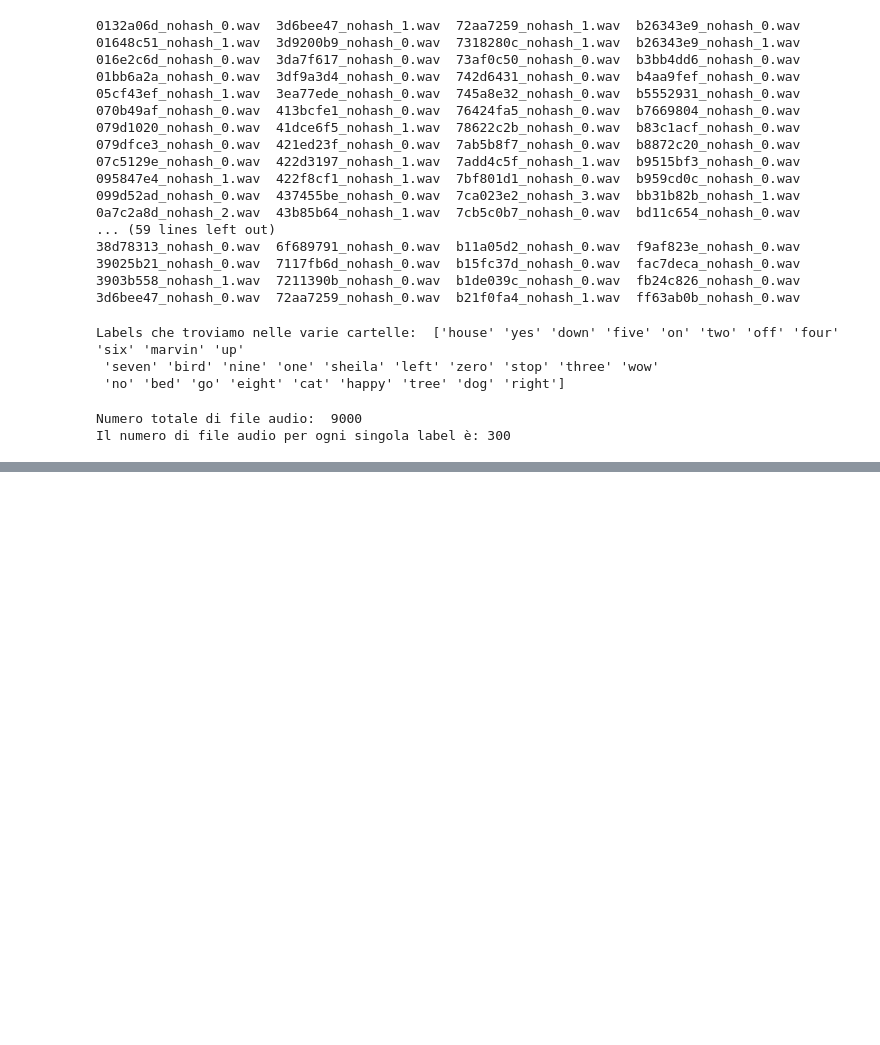
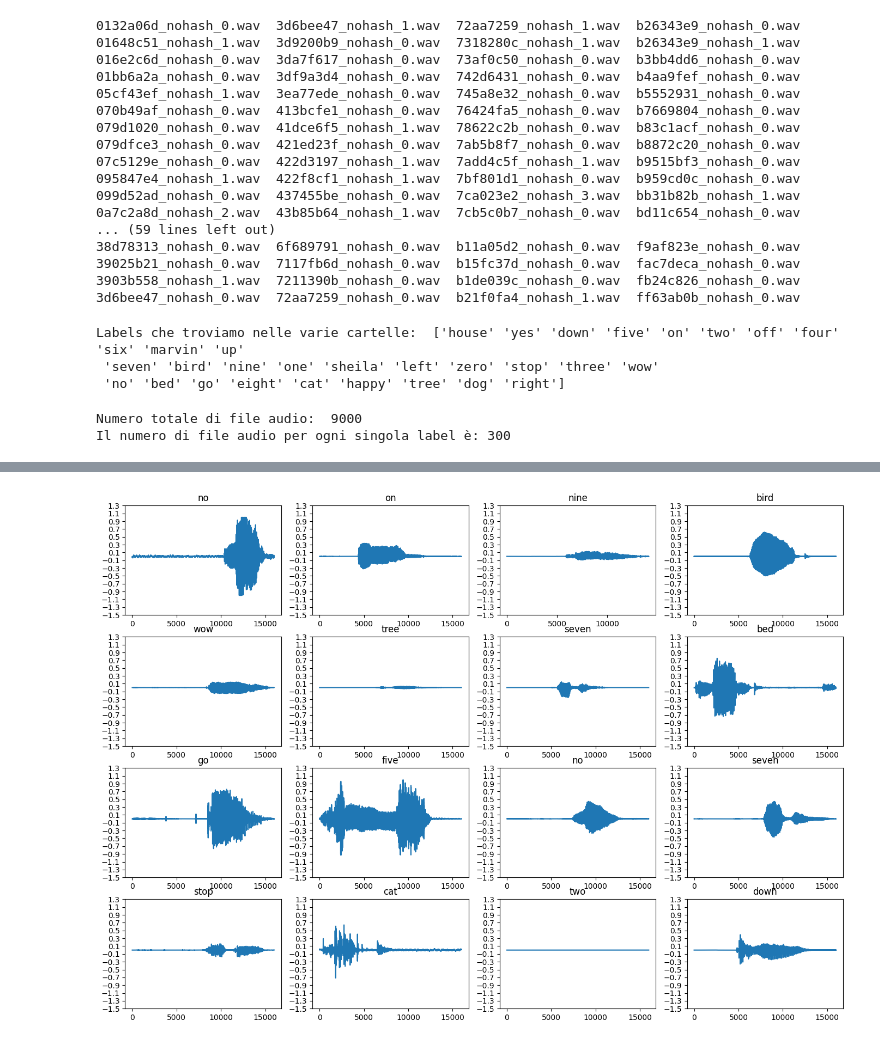
Before and after one commit to HiImGabry/speech-recognition-representation-unica-dl, a Jupyter notebook: Analisi_Esplorativa.ipynb, the cells around one changed output, grey strips where cells are left out. Cells and saved outputs as stored; diff of their text form; code cells hidden in the pictures; blank space fills up the shorter version.

```diff
--- a/Analisi_Esplorativa.ipynb
+++ b/Analisi_Esplorativa.ipynb
@@ -76,0 +94,31 @@ display(audio)
+# %%
+AUTOTUNE = tf.data.AUTOTUNE
+files_ds = tf.data.Dataset.from_tensor_slices(num_audio_train)
+
+wave_ds = files_ds.map(
+    map_func=get_wave_and_label,
+    num_parallel_calls=AUTOTUNE
+)
+# %%
+#codice preso dalla documentazione ufficiale di TensorFlow, raga scusate ma non sapevo fare i grafici
+#anyway, qui estraiamo dei campioni di audio e vediamo alcune delle forme di onde degli audio
+rows = 4
+cols = 4
+
+n = rows * cols
+
+fig,axes = plt.subplots(rows, cols, figsize=(17,12))
+
+
+for i, (audio, label) in enumerate (wave_ds.take(n)):
+  r = i // cols
+  c = i % cols
+  ax = axes[r][c]
+  ax.plot(audio.numpy())
+  ax.set_yticks(np.arange(-1.5, 1.5, 0.2))
+  label = label.numpy().decode('utf-8')
+  ax.set_title(label)
+
+plt.show()
+# %% [output]
+[figure, added]
```
Also changed, not shown: parts of 2 cells of this notebook.
